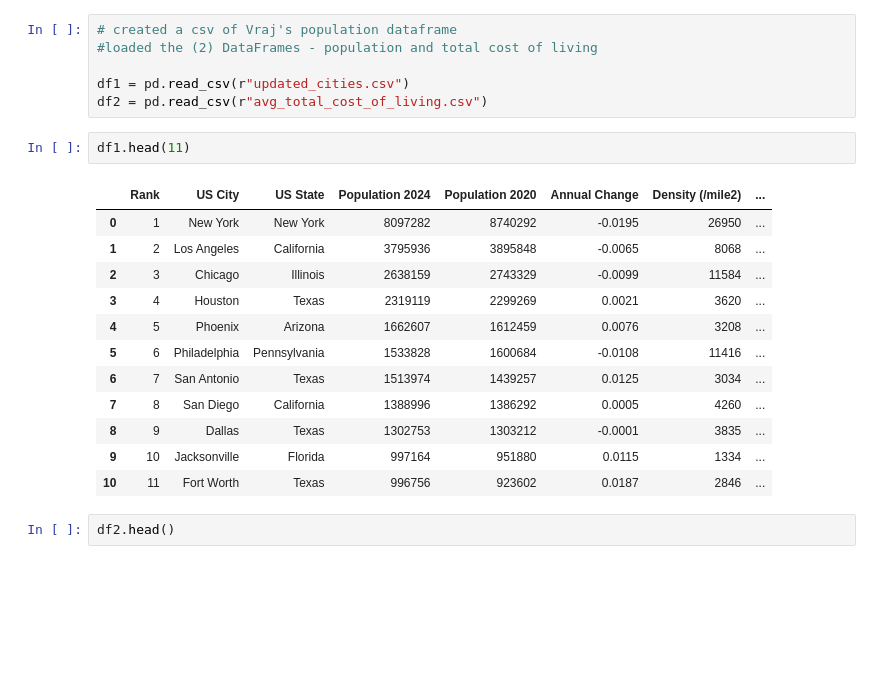
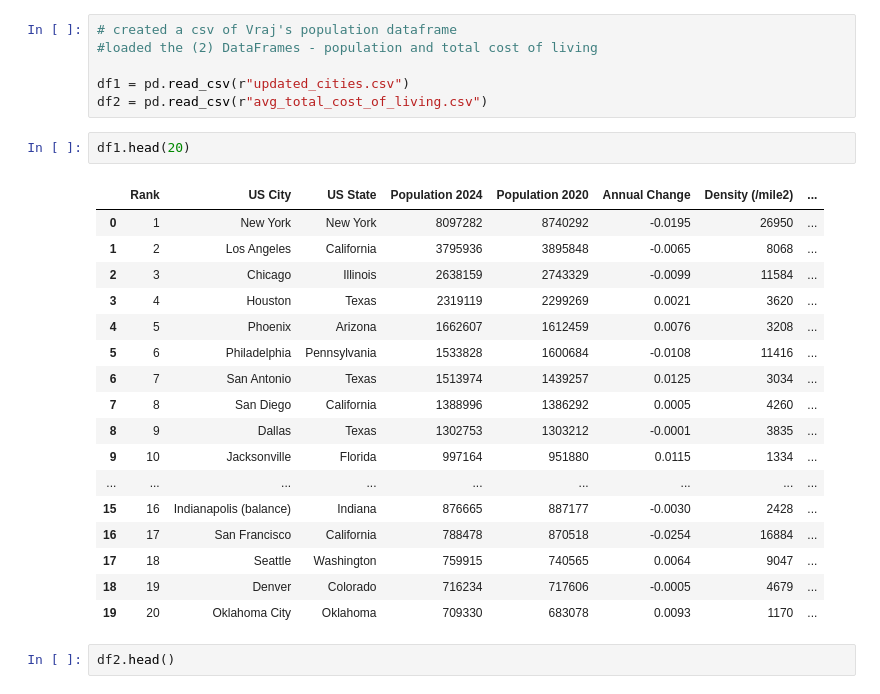
Before and after one commit to benschatz97/group_project_1, a Jupyter notebook: cooper2/correlation analysis.ipynb, the cells around one changed output. Saved outputs shown, nothing was run; the diff lists cells and outputs as text; blank space fills up the shorter version.

```diff
--- a/cooper2/correlation analysis.ipynb
+++ b/cooper2/correlation analysis.ipynb
@@ -19,20 +19,25 @@ operable program or batch file.
 df1 = pd.read_csv(r"updated_cities.csv")
 df2 = pd.read_csv(r"avg_total_cost_of_living.csv")
 # %%
-df1.head(11)
+df1.head(20)
 # %% [output]
 |  | Rank | US City | US State | Population 2024 | Population 2020 | Annual Change | Density (/mile2) | ... |
 | 0 | 1 | New York | New York | 8097282 | 8740292 | -0.0195 | 26950 | ... |
 | 1 | 2 | Los Angeles | California | 3795936 | 3895848 | -0.0065 | 8068 | ... |
 | 2 | 3 | Chicago | Illinois | 2638159 | 2743329 | -0.0099 | 11584 | ... |
 | 3 | 4 | Houston | Texas | 2319119 | 2299269 | 0.0021 | 3620 | ... |
 | 4 | 5 | Phoenix | Arizona | 1662607 | 1612459 | 0.0076 | 3208 | ... |
 | 5 | 6 | Philadelphia | Pennsylvania | 1533828 | 1600684 | -0.0108 | 11416 | ... |
 | 6 | 7 | San Antonio | Texas | 1513974 | 1439257 | 0.0125 | 3034 | ... |
 | 7 | 8 | San Diego | California | 1388996 | 1386292 | 0.0005 | 4260 | ... |
 | 8 | 9 | Dallas | Texas | 1302753 | 1303212 | -0.0001 | 3835 | ... |
 | 9 | 10 | Jacksonville | Florida | 997164 | 951880 | 0.0115 | 1334 | ... |
-| 10 | 11 | Fort Worth | Texas | 996756 | 923602 | 0.0187 | 2846 | ... |
+| ... | ... | ... | ... | ... | ... | ... | ... | ... |
+| 15 | 16 | Indianapolis (balance) | Indiana | 876665 | 887177 | -0.0030 | 2428 | ... |
+| 16 | 17 | San Francisco | California | 788478 | 870518 | -0.0254 | 16884 | ... |
+| 17 | 18 | Seattle | Washington | 759915 | 740565 | 0.0064 | 9047 | ... |
+| 18 | 19 | Denver | Colorado | 716234 | 717606 | -0.0005 | 4679 | ... |
+| 19 | 20 | Oklahoma City | Oklahoma | 709330 | 683078 | 0.0093 | 1170 | ... |
 # %%
 df2.head()
 # %% [output]
```
Also changed, not shown: 7 other files.
